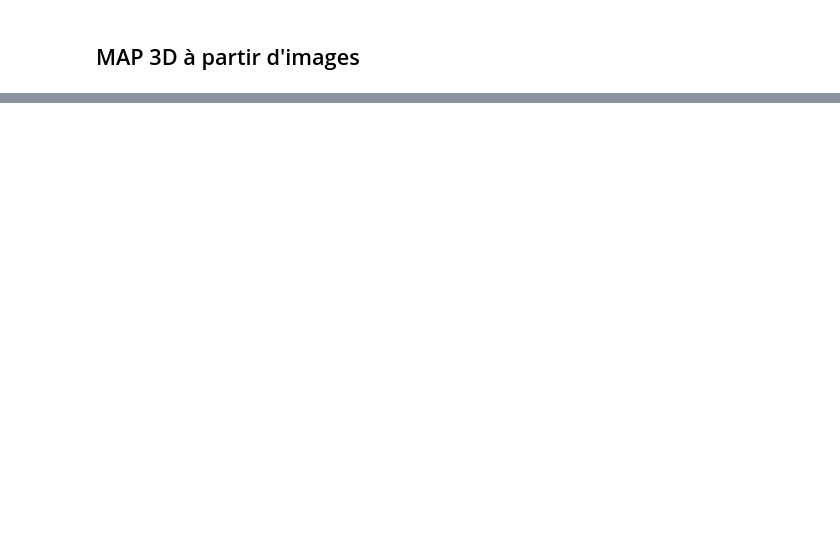
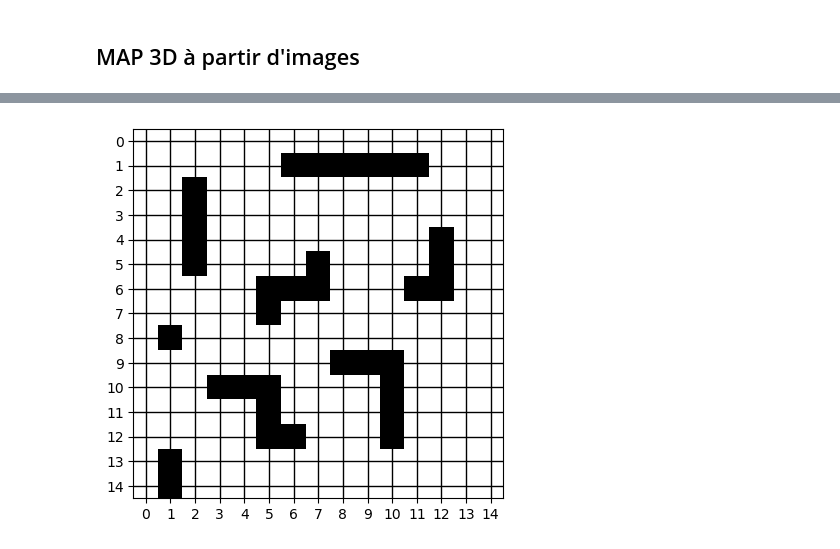
Before and after one commit to PierreDesbruns/MRob-Hospital, a Jupyter notebook: Projet_mapping.ipynb, the cells around one changed output, grey strips where cells are left out. Cells and saved outputs as stored; diff of their text form; code cells hidden in the pictures; blank space fills up the shorter version.

Commit message:
Nouvelle donné

```diff
--- a/Projet_mapping.ipynb
+++ b/Projet_mapping.ipynb
@@ -92,0 +333,91 @@ cv2.destroyAllWindows()
+# %%
+import numpy as np
+import matplotlib.pyplot as plt
+
+class Map2D:
+    def __init__(self, width, height):
+        self.width = width
+        self.height = height
+        self.grid = np.zeros((height, width))
+
+    def set_obstacle(self, x, y):
+        if 0 <= x < self.width and 0 <= y < self.height:
+            self.grid[y][x] = 1
+        else:
+            raise ValueError("Coordinates out of bounds")
+
+    def display(self):
+        plt.imshow(self.grid, cmap='binary', interpolation='nearest')
+        plt.xticks(np.arange(0, self.width, 1))
+        plt.yticks(np.arange(0, self.height, 1))
+        plt.grid(color='k', linewidth=1)
+        plt.show()
+
+#Exemple d'utilisation :
+map_grid = Map2D(15, 15)
+
+#Définir des obstacles
+map_grid.set_obstacle(2, 3)
+map_grid.set_obstacle(2, 2)
+map_grid.set_obstacle(2, 4)
+map_grid.set_obstacle(2, 5)
+map_grid.set_obstacle(5, 7)
+map_grid.set_obstacle(6, 6)
+map_grid.set_obstacle(6, 1)
+map_grid.set_obstacle(9, 1)
+map_grid.set_obstacle(10, 1)
+map_grid.set_obstacle(11, 1)
+map_grid.set_obstacle(3, 10)
+map_grid.set_obstacle(4, 10)
+map_grid.set_obstacle(5, 10)
+map_grid.set_obstacle(5, 11)
+map_grid.set_obstacle(5, 12)
+map_grid.set_obstacle(6, 12)
+map_grid.set_obstacle(1, 14)
+map_grid.set_obstacle(1, 13)
+map_grid.set_obstacle(8, 9)
+map_grid.set_obstacle(9, 9)
+map_grid.set_obstacle(10, 9)
+map_grid.set_obstacle(10, 10)
+map_grid.set_obstacle(10, 11)
+map_grid.set_obstacle(10, 12)
+map_grid.set_obstacle(11, 6)
+map_grid.set_obstacle(12, 6)
+map_grid.set_obstacle(12, 5)
+map_grid.set_obstacle(12, 4)
+map_grid.set_obstacle(5, 6)
+map_grid.set_obstacle(7, 5)
+map_grid.set_obstacle(7, 6)
+map_grid.set_obstacle(8, 1)
+map_grid.set_obstacle(7, 1)
+map_grid.set_obstacle(1, 8)
+
+#Afficher la carte
+map_grid.display()
+
+# Créer une carte 2D de données (par exemple, des hauteurs)
+data_2d = np.random.rand(10, 10)  # Exemple de données aléatoires
+
+# Créer une grille 2D pour les positions x et y
+x = np.linspace(0, 1, data_2d.shape[0])
+y = np.linspace(0, 1, data_2d.shape[1])
+X, Y = np.meshgrid(x, y)
+
+# Créer une carte 3D à partir des données 2D
+fig = plt.figure()
+ax = fig.add_subplot(111, projection='3d')
+
+# Créer la surface 3D
+surf = ax.plot_surface(X, Y, data_2d, cmap='viridis')
+
+# Ajouter une barre de couleur
+fig.colorbar(surf)
+
+# Ajouter des étiquettes d'axe
+ax.set_xlabel('X')
+ax.set_ylabel('Y')
+ax.set_zlabel('Z')
+
+plt.show()
+# %% [output]
+[figure, added]
```
Also changed, not shown: parts of 16 cells of this notebook, 38 other files.
